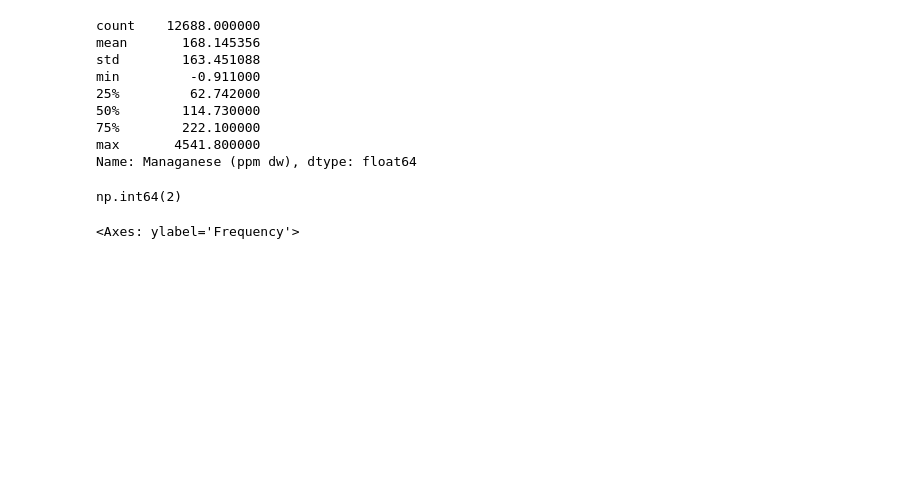
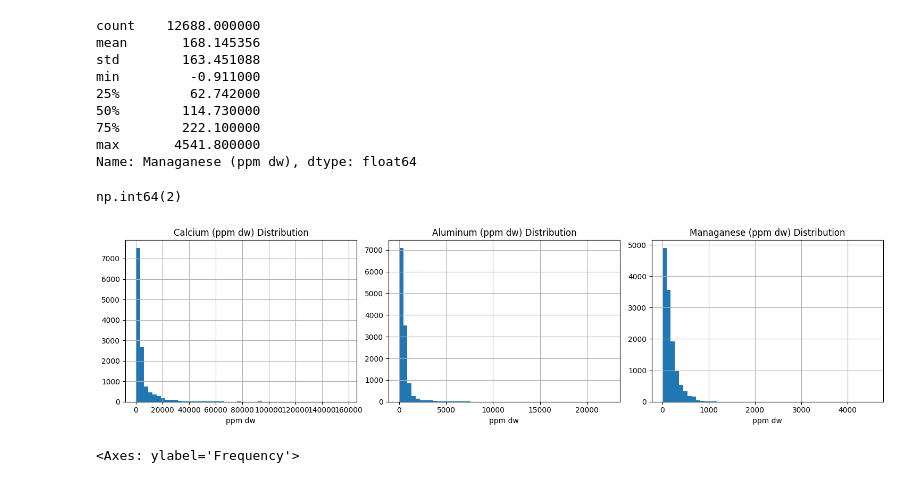
Before and after one commit to MichaelYe48/Lichen-Likelihood-Project, a Jupyter notebook: EDA.ipynb, the cells around one changed output. Cells and saved outputs as stored; diff of their text form; code cells hidden in the pictures; blank space fills up the shorter version.

```diff
--- a/EDA.ipynb
+++ b/EDA.ipynb
@@ -64,6 +65,18 @@ Name: Managanese (ppm dw), dtype: float64
 (element_df['Aluminum (ppm dw)'] < 0).sum()
 # %% [output]
 np.int64(2)
+# %%
+fig, axes = plt.subplots(1, 3, figsize=(15, 4))
+
+for i, col in enumerate(['Calcium (ppm dw)', 'Aluminum (ppm dw)', 'Managanese (ppm dw)']):
+    element_df[col].hist(bins=50, ax=axes[i])
+    axes[i].set_title(f'{col} Distribution')
+    axes[i].set_xlabel('ppm dw')
+
+plt.tight_layout()
+plt.show()
+# %% [output]
+[figure, added]
 # %%
 element_df['Precipitation (cm/yr)'].plot(kind='hist')
 # %% [output]
```
Also changed, not shown: parts of 3 cells of this notebook.
